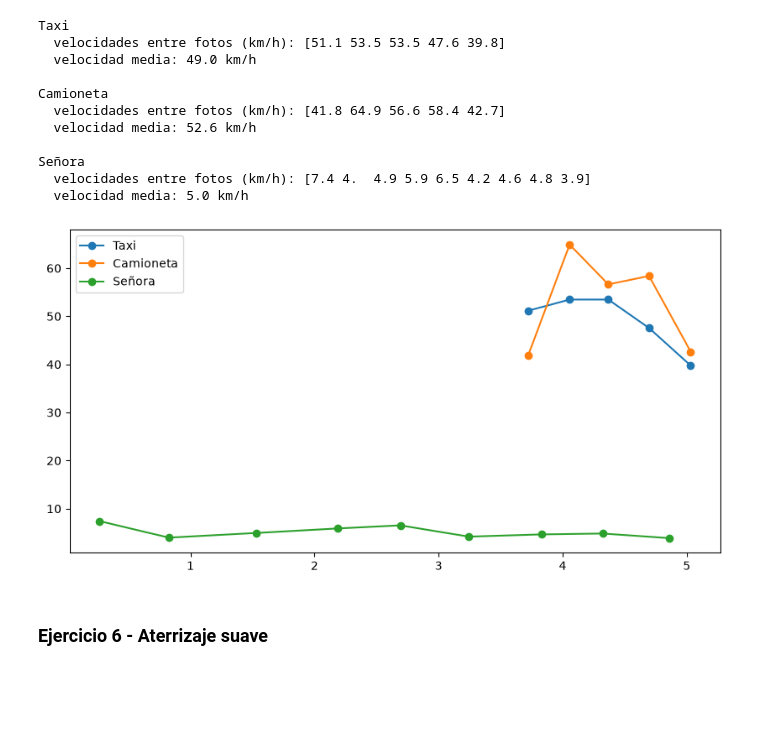
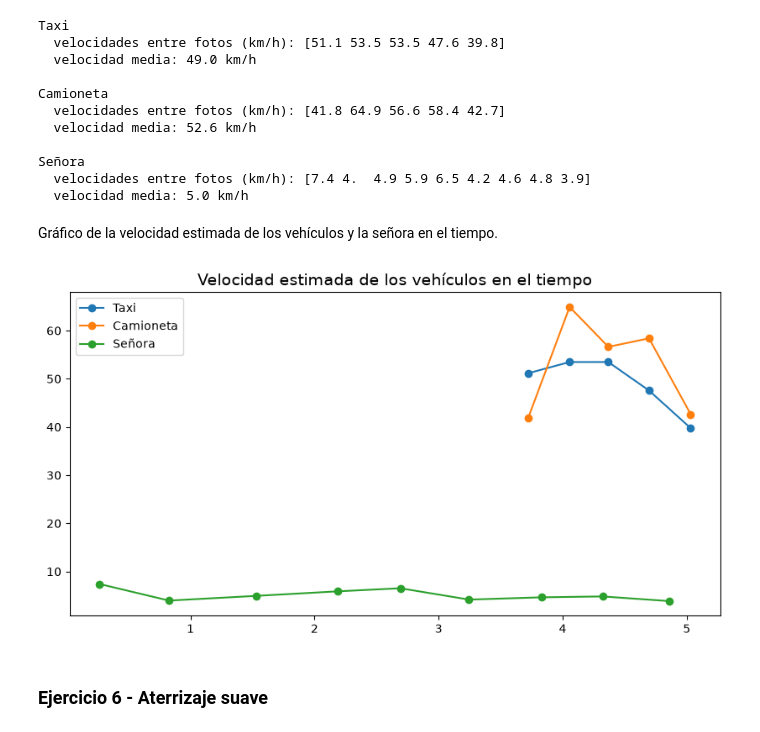
Before and after one commit to MatiasTabak/alc-final-tp, a Jupyter notebook: grupo_MEDJ_TP.ipynb, the cells around one changed output. Saved outputs shown, nothing was run; the diff lists cells and outputs as text; code cells hidden in the pictures; blank space fills up the shorter version.

```diff
--- a/grupo_MEDJ_TP.ipynb
+++ b/grupo_MEDJ_TP.ipynb
@@ -621,16 +626,12 @@ ruta_txt_ej_5 = os.path.join('salguero', 'gs_10_09_point_correspondences_v5.txt'
 df_b_ej_5 = pd.read_csv(ruta_txt_ej_5, sep=r'\s+', header=None)
 array_df_2_ej_5 = np.array(df_b_ej_5)
 
-objPts_b_ej_5 = alc.transpuesta(array_df_2_ej_5[1:3, :])
+objPts_plano = alc.transpuesta(array_df_2_ej_5[1:3])
+uv_plano = alc.transpuesta(array_df_2_ej_5[4:6])
+imgPts_plano = np.reshape(uv_plano, -1)
 
-uv_b_ej_5 = alc.transpuesta(array_df_2_ej_5[4:6, :])
-
-# reshape para usar
-imgPts_b_ej_5 = np.reshape(uv_b_ej_5, -1)
-
-Q_img_ej_5 = alc.obtenerQ2d(imgPts_b_ej_5, objPts_b_ej_5)
+Q_img_ej_5 = alc.obtenerQ2d(imgPts_plano, objPts_plano)
 H_img_ej_5 = alc.resolverDLT2D(Q_img_ej_5)
-
 R_pose_ej_5, t_pose_ej_5 = alc.obtenerPose2D(H_img_ej_5, K_ej_5)
 
 print("R:\n", R_pose_ej_5)
@@ -724,21 +736,24 @@ Camioneta
 Señora
   velocidades entre fotos (km/h): [7.4 4.  4.9 5.9 6.5 4.2 4.6 4.8 3.9]
   velocidad media: 5.0 km/h
+# %% [markdown]
+Gráfico de la velocidad estimada de los vehículos y la señora en el tiempo.
 # %%
 # Gráfico temporal de las velocidades: cada velocidad se ubica en el punto medio
 # del intervalo de tiempo entre las dos fotos que la definen
 plt.figure(figsize=(10, 5))
 for nombre_ej_5c, pix_ej_5c, idx_ej_5c in [('Taxi', pix_taxi, idx_taxi),
                                            ('Camioneta', pix_camioneta, idx_camioneta),
                                            ('Señora', pix_senora, idx_senora)]:
     v_ej_5c, v_media_ej_5c = alc.calcularVelocidades(pix_ej_5c, idx_ej_5c, H_inv_ej_5c, tiempos_ej_5c)
     t_k_ej_5c = tiempos_ej_5c[np.array(idx_ej_5c)]
     t_medio_ej_5c = (t_k_ej_5c[1:] + t_k_ej_5c[:-1]) / 2
     plt.plot(t_medio_ej_5c, v_ej_5c * 3.6, marker='o', label=nombre_ej_5c)
+plt.title('Velocidad estimada de los vehículos en el tiempo', fontsize=14)
 plt.legend()
 plt.show()
 # %% [output]
-[figure, old version]
+[figure, new version]
 # %% [markdown]
 ### Ejercicio 6 - Aterrizaje suave
 # %% [markdown]
```
Also changed, not shown: parts of 21 cells of this notebook.
